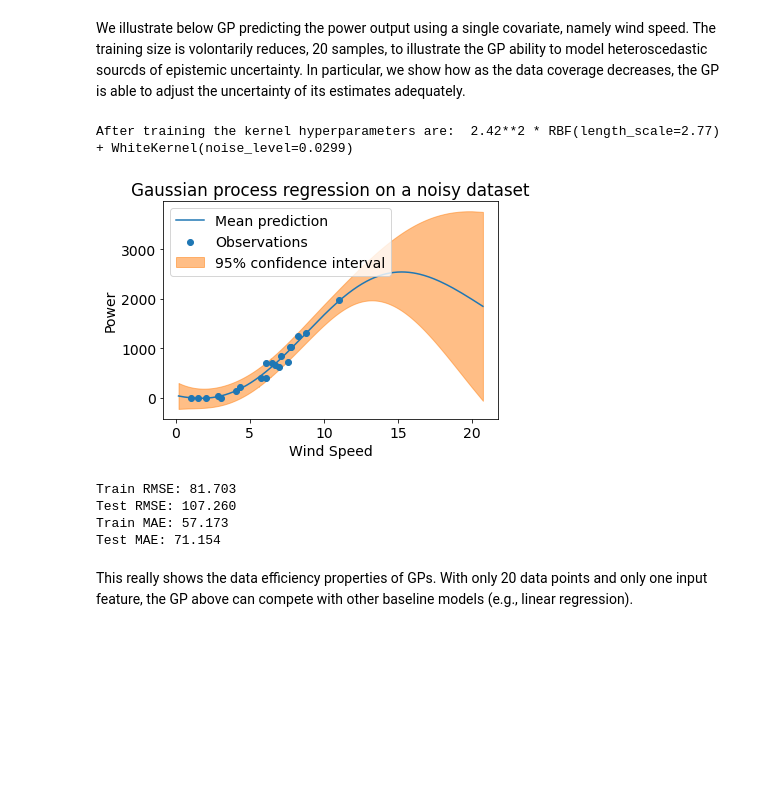
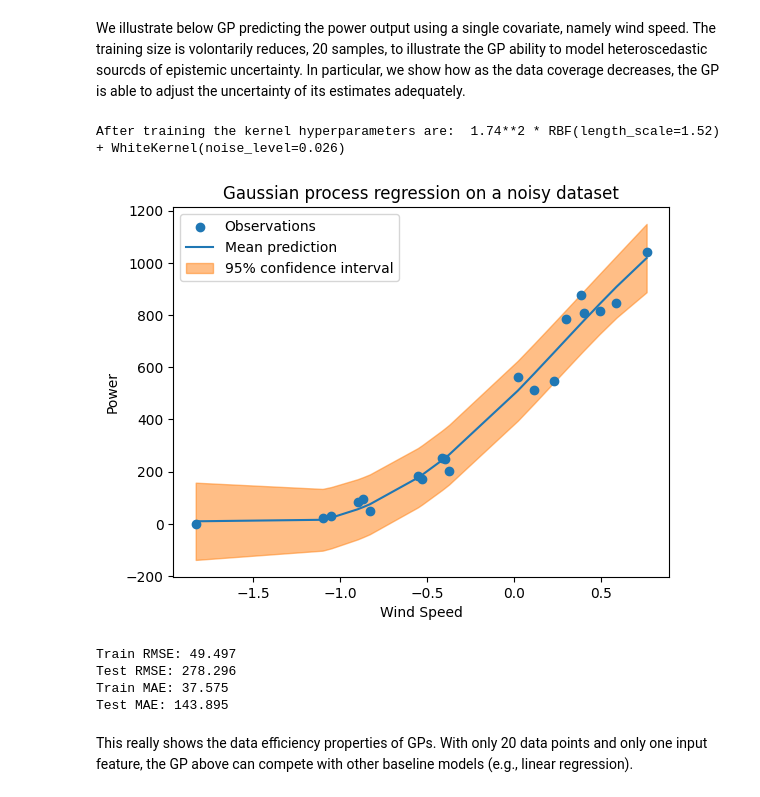
Before and after one commit to filofiocchi02/fyp, a Jupyter notebook: GP_experiment.ipynb, the cells around one changed output. Cells and saved outputs as stored; diff of their text form; code cells hidden in the pictures; blank space fills up the shorter version.

```diff
--- a/GP_experiment.ipynb
+++ b/GP_experiment.ipynb
@@ -300,7 +211,7 @@ Test MAE: 68.498
 #### Ridge Regression
 # %%
 lr_ridge = Ridge()
-lr_ridge.fit(X_train_scaled, y_train)
+lr_ridge.fit(X_train, y_train)
 # %% [output]
 Ridge()
 # %%
@@ -325,7 +238,7 @@ param_grid = {
 decision_tree_model = DecisionTreeRegressor(random_state=42, min_samples_split=10)
 
 grid_search = GridSearchCV(decision_tree_model, param_grid, cv=5, scoring='neg_mean_squared_error', verbose=2)
-grid_search.fit(X_train_scaled, y_train)
+grid_search.fit(X_train, y_train)
 
 best_params = grid_search.best_params_
 decision_tree_model = grid_search.best_estimator_
@@ -368,7 +283,7 @@ Test MAE: 26.856
 ### Random Forest with 5-fold CV
 # %%
 grid_search = GridSearchCV(RandomForestRegressor(random_state=42, n_estimators=20), param_grid, cv=5, scoring='neg_mean_squared_error', verbose=2)
-grid_search.fit(X_train_scaled, y_train)
+grid_search.fit(X_train, y_train)
 
 best_params = grid_search.best_params_
 print("Optimal hyperparameters: ", best_params)
@@ -393,78 +329,80 @@ evaluate_metrics(y_train, y_test, y_train_pred, y_test_pred)
 # %% [markdown]
 We illustrate below GP predicting the power output using a single covariate, namely wind speed. The training size is volontarily reduces, 20 samples, to illustrate the GP ability to model heteroscedastic sourcds of epistemic uncertainty. In particular, we show how as the data coverage decreases, the GP is able to adjust the uncertainty of its estimates adequately.
 # %%
-# For illustratice purposes we only consider a small sample of 20,000 datapoints from the
-# full dataset and train a model which accounts only for one input feature, wind speed.
-df_sampled = df.sample(n=20_000, random_state=42)
+# Define the number of data points to sample
+num_samples = 20
+np.random.seed(42)
 
-# We only select one feature, wind speed, to illustrate the experiment on charts
-X = df_sampled['Wind.speed.me'].values.reshape(-1, 1)
-y = df_sampled[output_feature]
+# Generate random indices for sampling
+random_indices = np.random.choice(len(X_train_wind), num_samples, replace=False)
 
-# Split the data into training and test sets. To envision the concept of epistemic uncertainty,
-# we take a very small train set (20 data points).
-X_train, X_test, y_train, y_test = train_test_split(X, y, train_size=20, random_state=42)
-
-scaler = StandardScaler()
-X_train_scaled = scaler.fit_transform(X_train)
-X_test_scaled = scaler.transform(X_test)
-X_scaled = scaler.transform(X)
+X = X_train_wind[random_indices]
+y = y_train[random_indices]
 
 # We select an RBF kernel with additional homoscedastic Gaussian noise on the training observations given by a White kernel
 kernel = 1 * RBF(length_scale=1.0, length_scale_bounds=(1e-2, 1e2)) + WhiteKernel()
 gp_demo = GaussianProcessRegressor(kernel=kernel, n_restarts_optimizer=9, normalize_y=True, random_state=42)
-gp_demo.fit(X_train_scaled, y_train)
+gp_demo.fit(X, y)
 print("After training the kernel hyperparameters are: ", gp_demo.kernel_)
 # %% [output]
-After training the kernel hyperparameters are:  2.42**2 * RBF(length_scale=2.77) + WhiteKernel(noise_level=0.0299)
+After training the kernel hyperparameters are:  1.74**2 * RBF(length_scale=1.52) + WhiteKernel(noise_level=0.026)
 # %%
-mean_prediction, std_prediction = gp_demo.predict(X_scaled, return_std=True)
+mean_prediction, std_prediction = gp_demo.predict(X, return_std=True)
 
 plt.scatter(
-    X_train,
-    y_train,
+    X,
+    y,
     label="Observations",
     zorder=3
 )
 
 X_sorted, mean_prediction_sorted, std_prediction_sorted = zip(*sorted(zip(X, mean_prediction, std_prediction)))
 X_sorted = np.array(X_sorted)
 mean_prediction_sorted = np.array(mean_prediction_sorted)
 std_prediction_sorted = np.array(std_prediction_sorted)
 
 plt.plot(X_sorted,
          mean_prediction_sorted,
          label="Mean prediction",
          zorder=3
         )
 
 plt.fill_between(
     X_sorted.ravel(),
     mean_prediction_sorted - 1.96 * std_prediction_sorted,
     mean_prediction_sorted + 1.96 * std_prediction_sorted,
     color="tab:orange",
     alpha=0.5,
     label=r"95% confidence interval",
     zorder=1
 )
 
 plt.title("Gaussian process regression on a noisy dataset")
 plt.xlabel("Wind Speed")
 plt.ylabel("Power")
 plt.legend()
 plt.show()
 # %% [output]
-[figure, old version]
+[figure, new version]
 # %%
-y_train_pred = gp_demo.predict(X_train_scaled, return_std=False)
-y_test_pred = gp_demo.predict(X_test_scaled, return_std=False)
+y_train_pred = gp_demo.predict(X, return_std=False)
+y_test_pred = gp_demo.predict(X_test_wind, return_std=False)
 
-evaluate_metrics(y_train, y_test, y_train_pred, y_test_pred)
+train_rmse = np.sqrt(mean_squared_error(y, y_train_pred))
+test_rmse = np.sqrt(mean_squared_error(y_test, y_test_pred))
+
+train_mae = mean_absolute_error(y, y_train_pred)
+test_mae = mean_absolute_error(y_test, y_test_pred)
+
+print(f"Train RMSE: {train_rmse:.3f}")
+print(f"Test RMSE: {test_rmse:.3f}")
+print(f"Train MAE: {train_mae:.3f}")
+print(f"Test MAE: {test_mae:.3f}")
 # %% [output]
-Train RMSE: 81.703
-Test RMSE: 107.260
-Train MAE: 57.173
-Test MAE: 71.154
+Train RMSE: 49.497
+Test RMSE: 278.296
+Train MAE: 37.575
+Test MAE: 143.895
 # %% [markdown]
 This really shows the data efficiency properties of GPs. With only 20 data points and only one input feature, the GP above can compete with other baseline models (e.g., linear regression).
 # %% [markdown]
```
Also changed, not shown: parts of 49 cells of this notebook, 3 other files.
